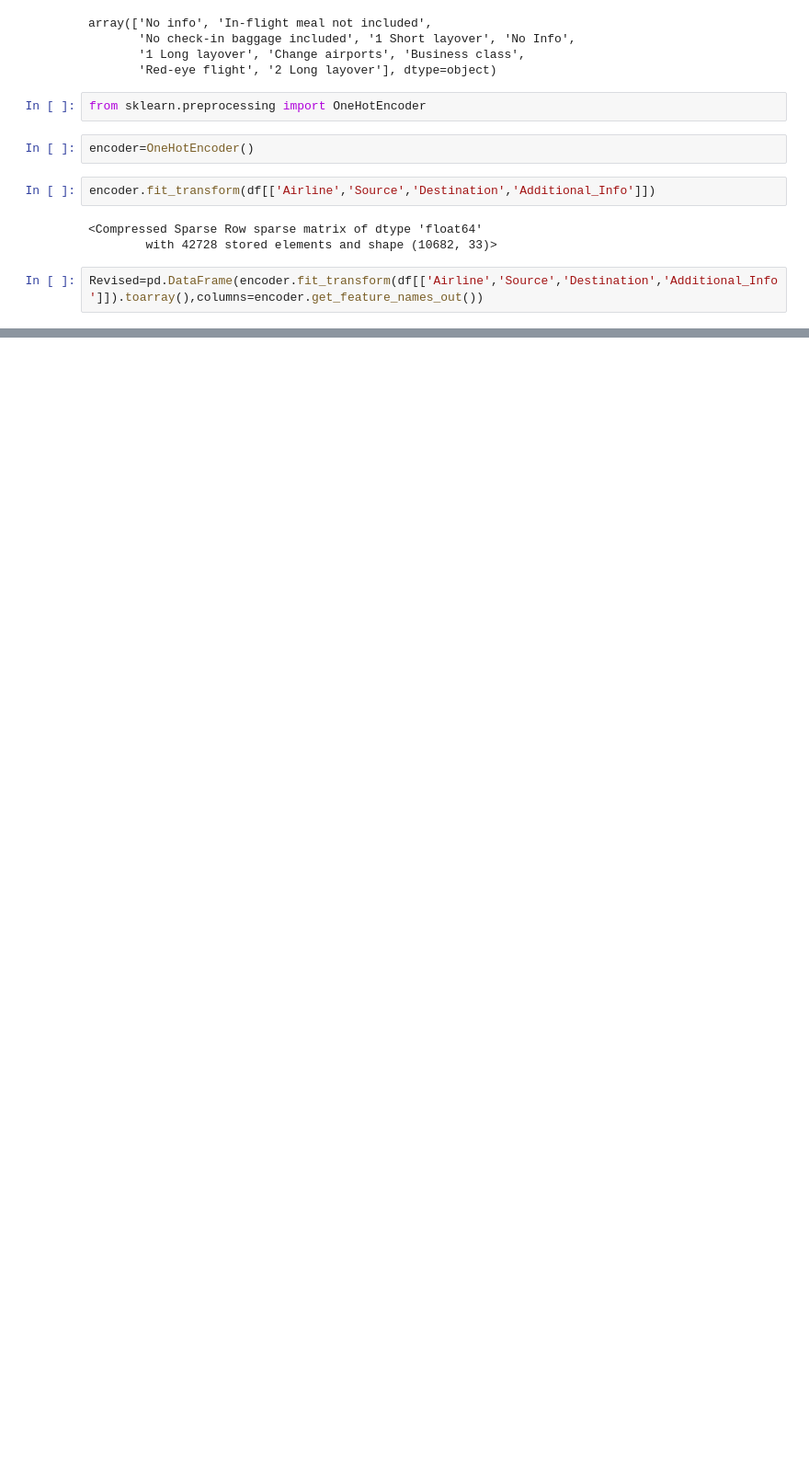
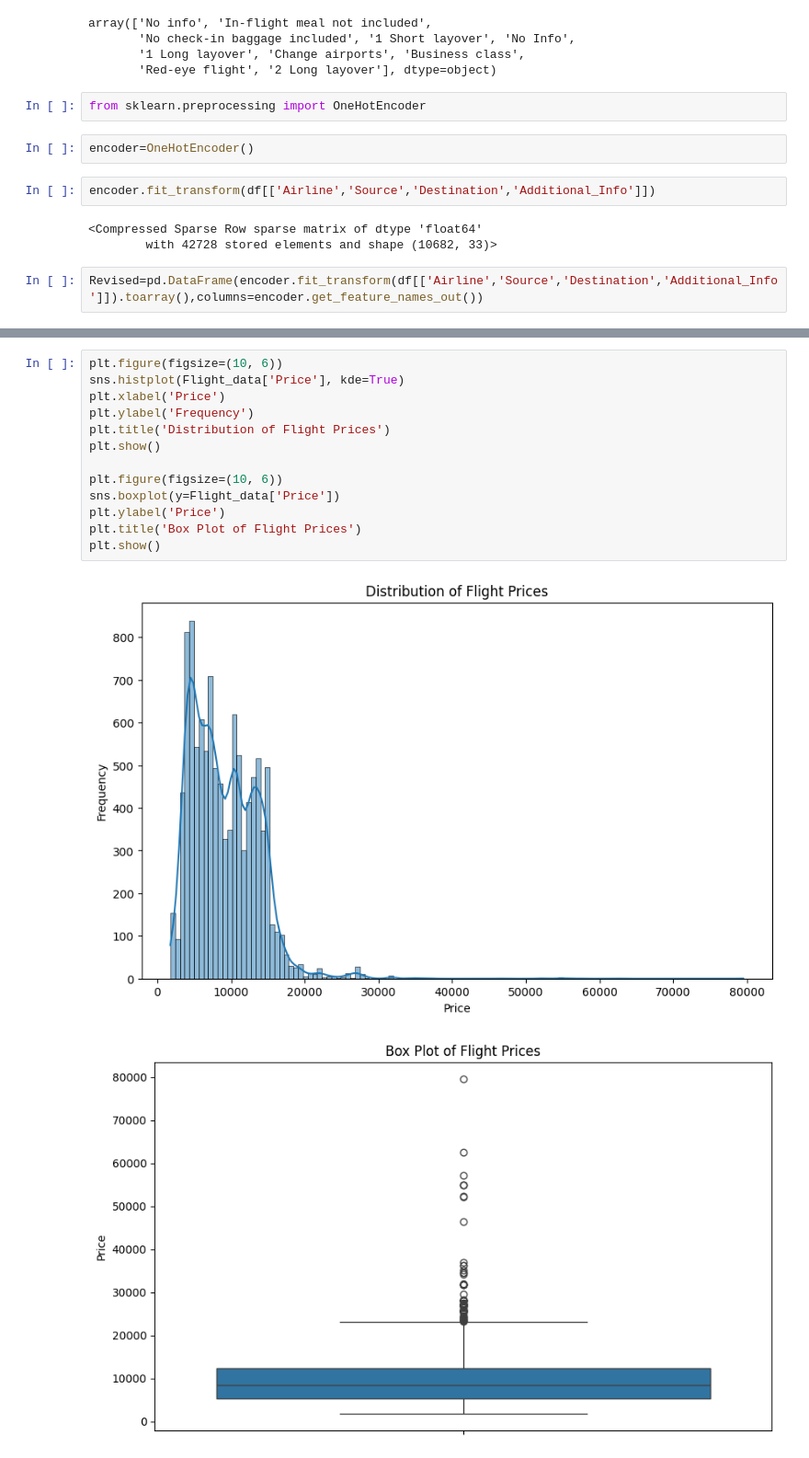
Before and after one commit to naina001T/Data-Cleaning-and-Analysis, a Jupyter notebook: Flight_Data.ipynb, the cells around one changed output, grey strips where cells are left out. Shown at 92% size. Saved outputs shown, nothing was run; the diff lists cells and outputs as text; blank space fills up the shorter version.

```diff
--- a/Flight_Data.ipynb
+++ b/Flight_Data.ipynb
@@ -393,0 +434,16 @@ memory usage: 3.7 MB
+# %%
+plt.figure(figsize=(10, 6))
+sns.histplot(Flight_data['Price'], kde=True)
+plt.xlabel('Price')
+plt.ylabel('Frequency')
+plt.title('Distribution of Flight Prices')
+plt.show()
+
+plt.figure(figsize=(10, 6))
+sns.boxplot(y=Flight_data['Price'])
+plt.ylabel('Price')
+plt.title('Box Plot of Flight Prices')
+plt.show()
+# %% [output]
+[figure, added]
+[figure, added]
```
Also changed, not shown: parts of 35 cells of this notebook.
